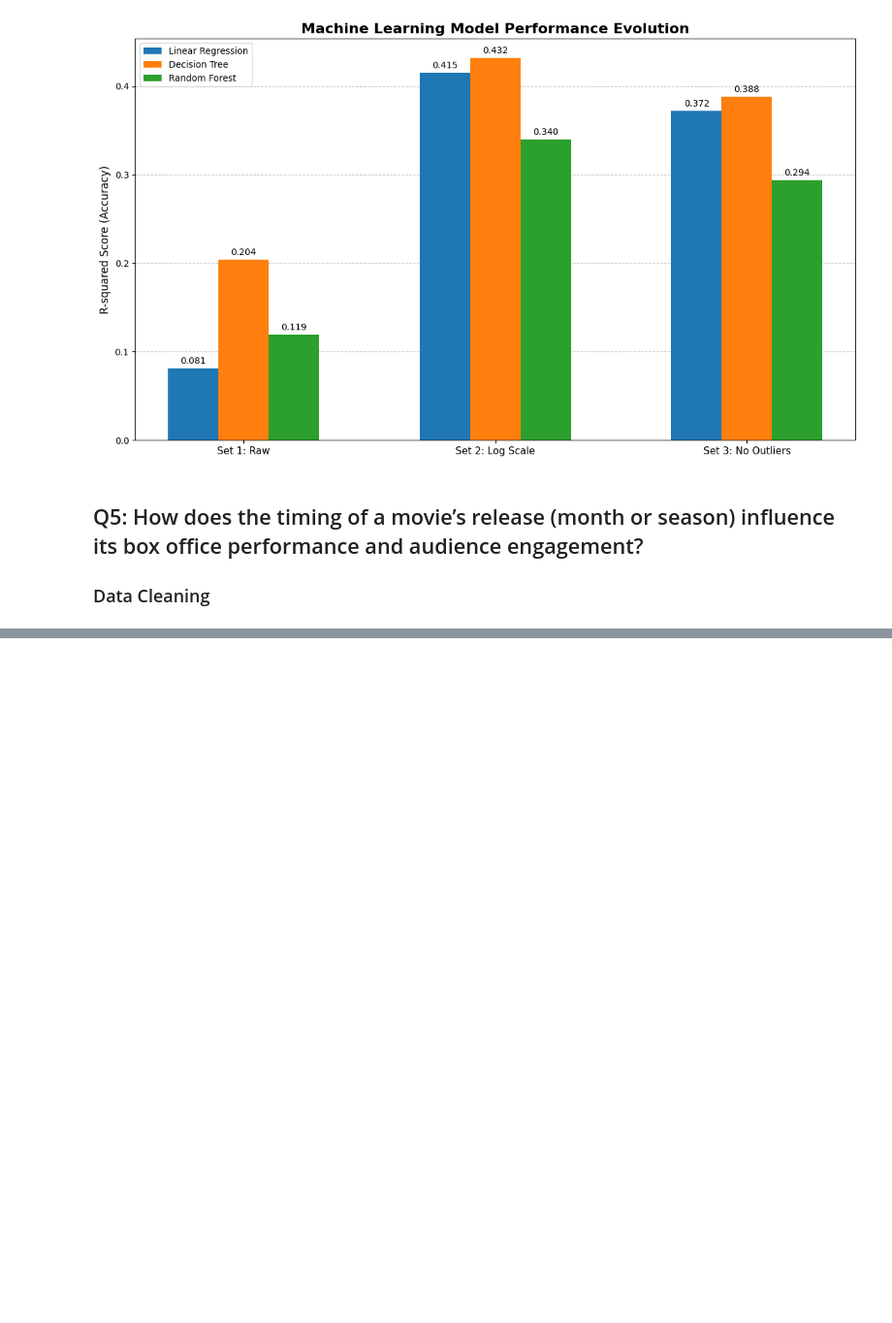
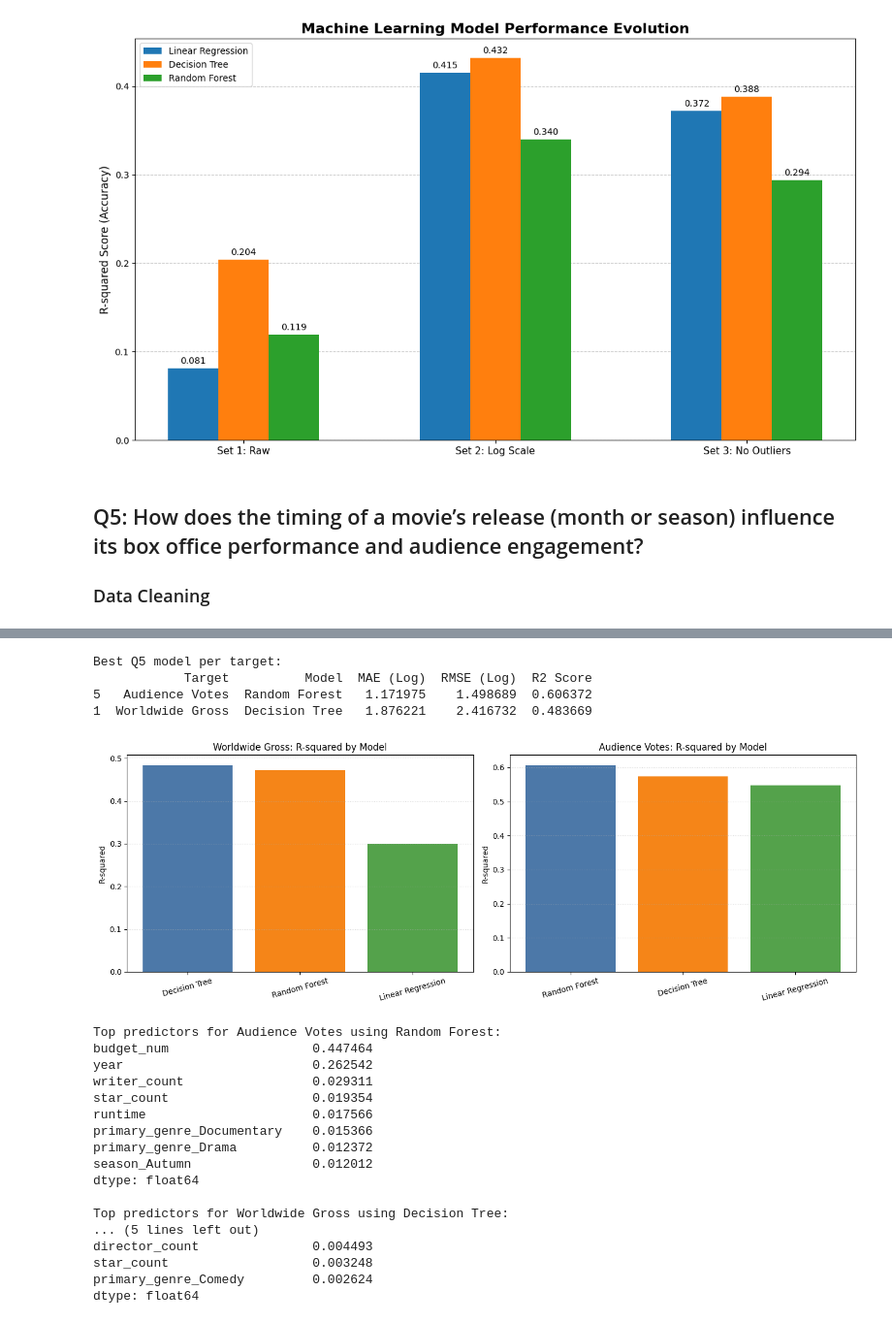
Before and after one commit to CU-S26-MSDSSB-DSCI-01-DataScienceLab/DataScienceLab_Movies_1, a Jupyter notebook: WORK STATION FOR MACHINE LEARNING.ipynb, the cells around one changed output, grey strips where cells are left out. Shown at 97% size. Saved outputs shown, nothing was run; the diff lists cells and outputs as text; code cells hidden in the pictures; blank space fills up the shorter version.

```diff
--- a/WORK STATION FOR MACHINE LEARNING.ipynb
+++ b/WORK STATION FOR MACHINE LEARNING.ipynb
@@ -1095,0 +1124,8 @@ WRITE A SHORT DESCRIPTION OF HOW YOU WILL COMPARE THE OUTPUTS OF YOUR MACHINE LE
+# %%
+q5_redundant_features = ['month']
+
+# We keep 'season' and drop raw 'month' before modeling to avoid duplicating the same timing signal.
+q5_model_df = q5_model_df.drop(columns=q5_redundant_features)
+
+print('Dropped redundant Q5 predictors:', q5_redundant_features)
+print('Remaining Q5 predictors:', q5_model_df.columns.tolist())
@@ -1095,0 +1208,8 @@ WRITE A SHORT DESCRIPTION OF HOW YOU WILL COMPARE THE OUTPUTS OF YOUR MACHINE LE
+# %%
+for target_name, split in q5_splits.items():
+    safe_name = target_name.lower().replace(' ', '_')
+    split['X_train'].to_csv(f'outputs/q5_{safe_name}_X_train.csv', index=False)
+    split['X_test'].to_csv(f'outputs/q5_{safe_name}_X_test.csv', index=False)
+    split['y_train'].to_csv(f'outputs/q5_{safe_name}_y_train.csv', index=False)
+    split['y_test'].to_csv(f'outputs/q5_{safe_name}_y_test.csv', index=False)
+    print(f"Saved Q5 splits for {target_name} in outputs/.")
@@ -1095,0 +1266,60 @@ WRITE A SHORT DESCRIPTION OF HOW YOU WILL COMPARE THE OUTPUTS OF YOUR MACHINE LE
+# %%
+import matplotlib.pyplot as plt
+
+q5_best_models = q5_results_df.loc[q5_results_df.groupby('Target')['R2 Score'].idxmax()].copy()
+print('Best Q5 model per target:')
+print(q5_best_models)
+
+fig, axes = plt.subplots(1, 2, figsize=(14, 5))
+
+for ax, target_name in zip(axes, q5_target_cols.keys()):
+    target_rows = q5_results_df[q5_results_df['Target'] == target_name]
+    ax.bar(target_rows['Model'], target_rows['R2 Score'], color=['#4c78a8', '#f58518', '#54a24b'])
+    ax.set_title(f'{target_name}: R-squared by Model')
+    ax.set_ylabel('R-squared')
+    ax.set_ylim(bottom=min(0, target_rows['R2 Score'].min() - 0.05))
+    ax.tick_params(axis='x', rotation=15)
+    ax.grid(axis='y', linestyle=':', alpha=0.5)
+
+plt.tight_layout()
+plt.show()
+
+q5_feature_summaries = {}
+
+for _, row in q5_best_models.iterrows():
+    target_name = row['Target']
+    model_name = row['Model']
+    model = q5_trained_models[target_name][model_name]
+    feature_names = q5_splits[target_name]['X_train'].columns
+
+    if hasattr(model, 'feature_importances_'):
+        importance = pd.Series(model.feature_importances_, index=feature_names)
+    else:
+        importance = pd.Series(np.abs(model.coef_), index=feature_names)
+
+    q5_feature_summaries[target_name] = importance.sort_values(ascending=False).head(8)
+    print(f"\nTop predictors for {target_name} using {model_name}:")
+    print(q5_feature_summaries[target_name])
+# %% [output]
+Best Q5 model per target:
+            Target          Model  MAE (Log)  RMSE (Log)  R2 Score
+5   Audience Votes  Random Forest   1.171975    1.498689  0.606372
+1  Worldwide Gross  Decision Tree   1.876221    2.416732  0.483669
+[figure, added]
+Top predictors for Audience Votes using Random Forest:
+budget_num                   0.447464
+year                         0.262542
+writer_count                 0.029311
+star_count                   0.019354
+runtime                      0.017566
+primary_genre_Documentary    0.015366
+primary_genre_Drama          0.012372
+season_Autumn                0.012012
+dtype: float64
+
+Top predictors for Worldwide Gross using Decision Tree:
+... (5 lines left out)
+director_count               0.004493
+star_count                   0.003248
+primary_genre_Comedy         0.002624
+dtype: float64
```
Also changed, not shown: parts of 63 cells of this notebook, 12 other files.
